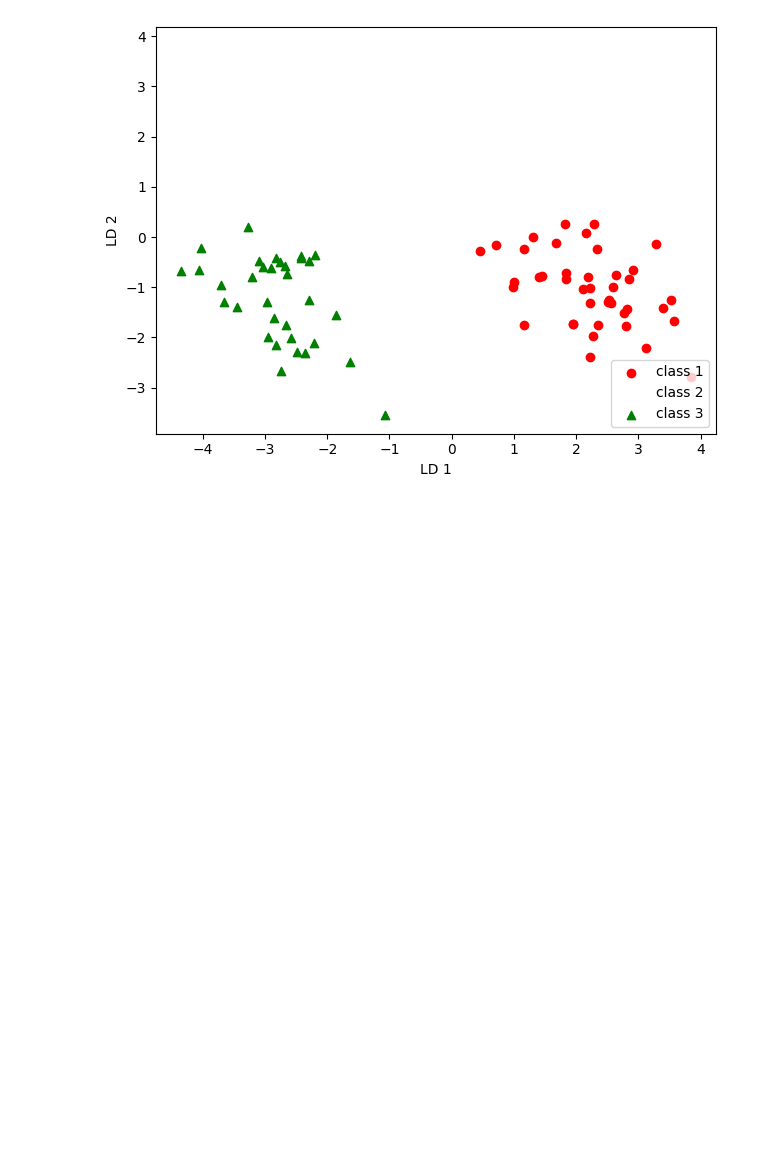
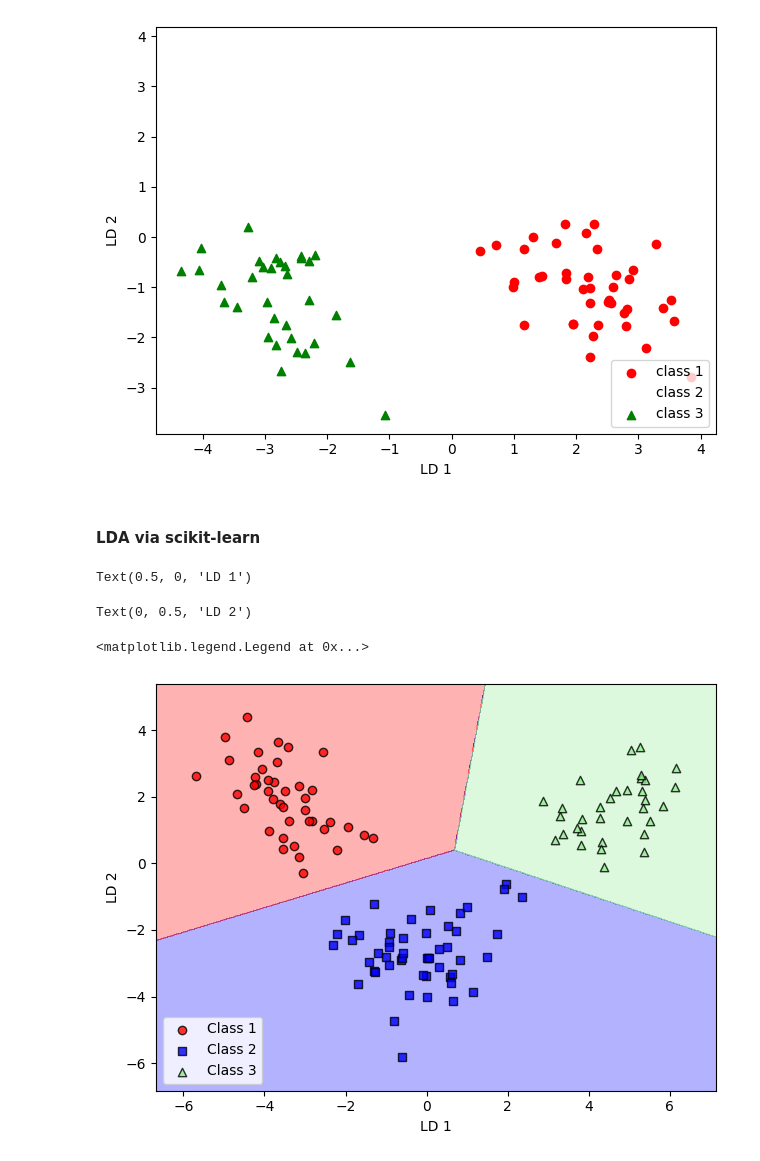
Before and after one commit to MonuSingh16/code-practice-courses-books, a Jupyter notebook: machine-learning-python/ch05-dimensionality-reduction.ipynb, the cells around one changed output. Saved outputs shown, nothing was run; the diff lists cells and outputs as text; code cells hidden in the pictures; blank space fills up the shorter version.

```diff
--- a/machine-learning-python/ch05-dimensionality-reduction.ipynb
+++ b/machine-learning-python/ch05-dimensionality-reduction.ipynb
@@ -367,3 +367,23 @@ Text(0.5, 0, 'LD 1')
 Text(0, 0.5, 'LD 2')
 <matplotlib.legend.Legend at 0x...>
 [figure]
+# %% [markdown]
+#### LDA via scikit-learn
+# %%
+from sklearn.discriminant_analysis import LinearDiscriminantAnalysis as LDA
+lda = LDA(n_components=2)
+X_train_lda = lda.fit_transform(X_train_std, y_train)
+
+lr = LogisticRegression(multi_class='ovr', random_state=1, solver='lbfgs')
+lr = lr.fit(X_train_lda, y_train)
+plot_decision_regions(X_train_lda, y_train, classifier=lr)
+plt.xlabel('LD 1')
+plt.ylabel('LD 2')
+plt.legend(loc='lower left')
+plt.tight_layout()
+plt.show()
+# %% [output]
+Text(0.5, 0, 'LD 1')
+Text(0, 0.5, 'LD 2')
+<matplotlib.legend.Legend at 0x...>
+[figure, added]
```
Also changed, not shown: parts of 4 cells of this notebook.
